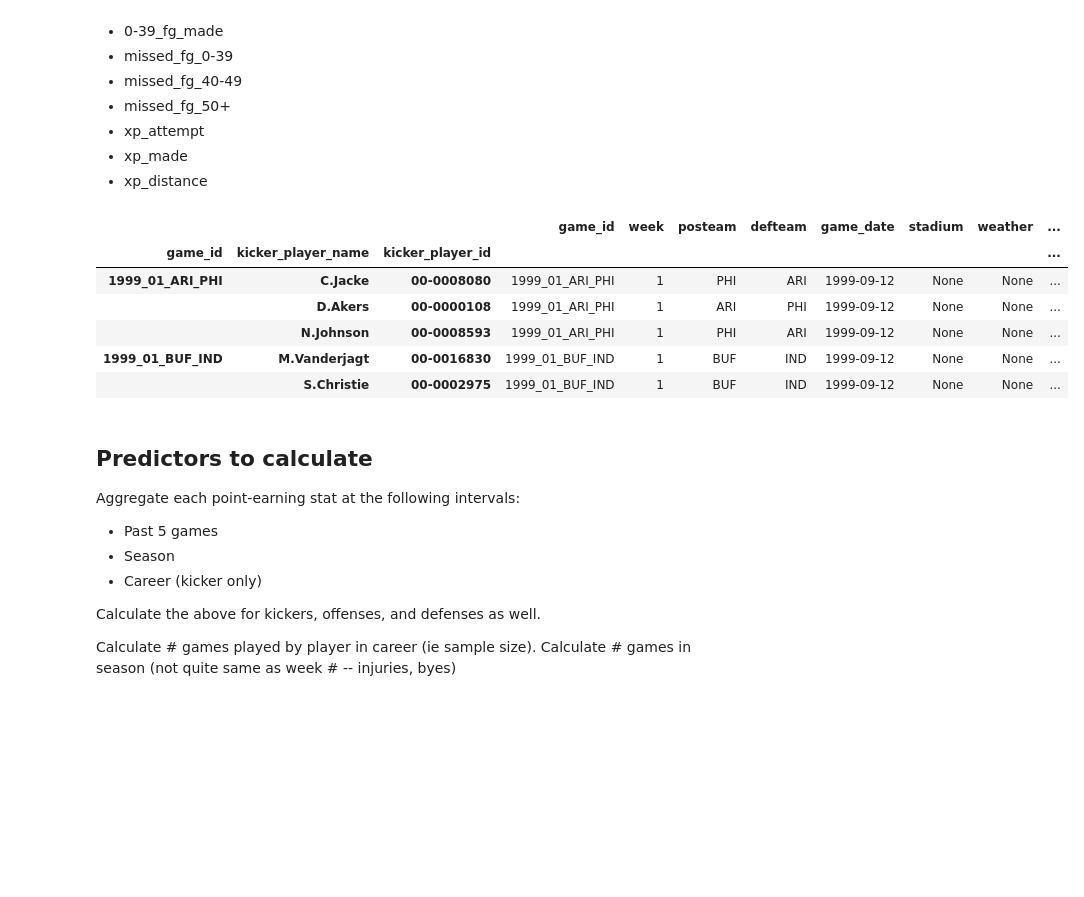
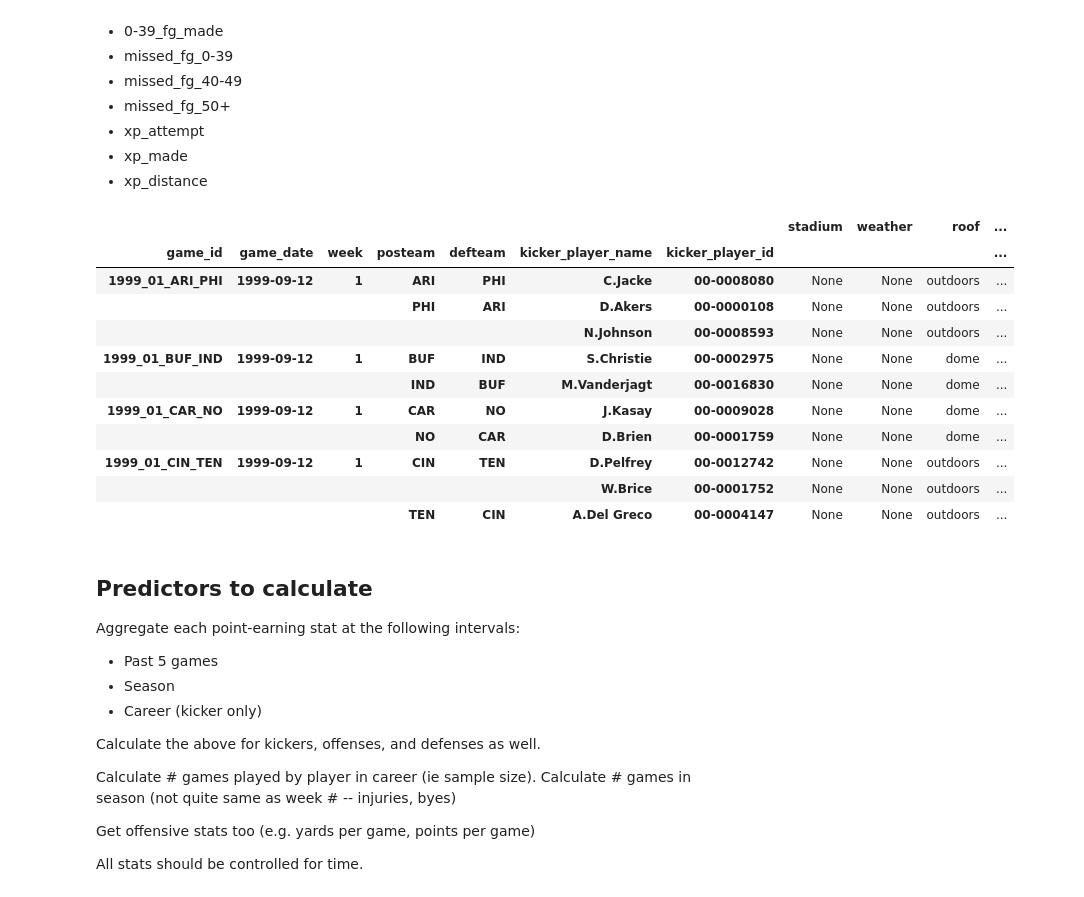
Before and after one commit to cse-6242-t134/nfl-fantasy-prediction-model, a Jupyter notebook: kicker_modeling_v2.ipynb, the cells around one changed output. Cells and saved outputs as stored; diff of their text form; code cells hidden in the pictures; blank space fills up the shorter version.

```diff
--- a/kicker_modeling_v2.ipynb
+++ b/kicker_modeling_v2.ipynb
@@ -40,3 +37,11 @@ df_kicker_pbp = df_pbp[df_pbp['kicker_player_name'].notnull()]
+# %%
+# Swap posteam and defteam for kickoff plays
+
+# Create mask for kickoff plays
+kickoff_mask = df_kicker_pbp['play_type'] == 'kickoff'
+
+# Swap values using mask and temporary column
+df_kicker_pbp.loc[kickoff_mask, ['posteam', 'defteam']] = df_kicker_pbp.loc[kickoff_mask, ['defteam', 'posteam']].values
 # %%
 df_kicker_pbp['game_date'] = pd.to_datetime(df_kicker_pbp['game_date'])
 # %% [output]
@@ -74,6 +81,10 @@ df_kicker_pbp["missed_fg_0-39"] = (df_kicker_pbp["field_goal_result"] == "missed
 df_kicker_pbp["missed_fg_40-49"] = (df_kicker_pbp["field_goal_result"] == "missed") & (df_kicker_pbp["kick_distance"] >= 40) & (df_kicker_pbp["kick_distance"] < 50)
 df_kicker_pbp["missed_fg_50+"] = (df_kicker_pbp["field_goal_result"] == "missed") & (df_kicker_pbp["kick_distance"] >= 50)
 
+df_kicker_pbp["total_fg_made"] = df_kicker_pbp["50+_fg_made"] + df_kicker_pbp["40-49_fg_made"] + df_kicker_pbp["0-39_fg_made"]
+df_kicker_pbp["total_fg_missed"] = df_kicker_pbp["missed_fg_0-39"] + df_kicker_pbp["missed_fg_40-49"] + df_kicker_pbp["missed_fg_50+"]
+
+
 # df_kicker_pbp["2pt_conv"] = df_kicker_pbp["play_type"] == "two_point_conversion"
 
 df_kicker_pbp["fantasy_points"] = df_kicker_pbp["50+_fg_made"] * 5 + df_kicker_pbp["40-49_fg_made"] * 4 + df_kicker_pbp["0-39_fg_made"] * 3 + df_kicker_pbp["xp_made"] * 1 + df_kicker_pbp["missed_fg_0-39"] * -2 + df_kicker_pbp["missed_fg_40-49"] * -1
@@ -135,15 +148,14 @@ Calculated:
 <!-- - xp_made_15yl
 - xp_made_2yl -->
 # %%
-df_kicker_game_level = df_kicker_pbp.groupby(['game_id', 'kicker_player_name', 'kicker_player_id']).agg({
+df_kicker_game_level = df_kicker_pbp.groupby(['game_id', 'game_date', 'week', 'posteam', 'defteam', 'kicker_player_name', 'kicker_player_id']).agg({
     # Game level
-    'game_id': 'first',
     'home_team': 'first',
     'away_team': 'first',
-    'week': 'first',
-    'posteam': 'first',
-    'defteam': 'first',
-    'game_date': 'first',
+    # 'week': 'first',
+    # 'posteam': 'first',
+    # 'defteam': 'first',
+    # 'game_date': 'first',
     'stadium': 'first',
     'weather': 'first',
     'roof': 'first',
@@ -152,6 +164,8 @@ df_kicker_game_level = df_kicker_pbp.groupby(['game_id', 'kicker_player_name', '
     'wind': 'first',
     # Play level
     'fantasy_points': 'sum',
+    'total_fg_made': 'sum',
+    'total_fg_missed': 'sum',
     '50+_fg_made': 'sum',
     '40-49_fg_made': 'sum',
     '0-39_fg_made': 'sum',
@@ -167,18 +181,23 @@ df_kicker_game_level = df_kicker_pbp.groupby(['game_id', 'kicker_player_name', '
     'xp_made_33y': 'sum',
 })
 # %%
-df_kicker_game_level["home"] = df_kicker_game_level["home_team"] == df_kicker_game_level["posteam"]
+df_kicker_game_level["home"] = df_kicker_game_level["home_team"] == df_kicker_game_level.index.get_level_values("posteam")
 df_kicker_game_level.drop(columns=['home_team', 'away_team'], inplace=True)
 # %%
-df_kicker_game_level.head()
+df_kicker_game_level.head(10)
 # %% [output]
-|  |  |  | game_id | week | posteam | defteam | game_date | stadium | weather | ... |
-| game_id | kicker_player_name | kicker_player_id |  |  |  |  |  |  |  | ... |
-| 1999_01_ARI_PHI | C.Jacke | 00-0008080 | 1999_01_ARI_PHI | 1 | PHI | ARI | 1999-09-12 | None | None | ... |
-|  | D.Akers | 00-0000108 | 1999_01_ARI_PHI | 1 | ARI | PHI | 1999-09-12 | None | None | ... |
-|  | N.Johnson | 00-0008593 | 1999_01_ARI_PHI | 1 | PHI | ARI | 1999-09-12 | None | None | ... |
-| 1999_01_BUF_IND | M.Vanderjagt | 00-0016830 | 1999_01_BUF_IND | 1 | BUF | IND | 1999-09-12 | None | None | ... |
-|  | S.Christie | 00-0002975 | 1999_01_BUF_IND | 1 | BUF | IND | 1999-09-12 | None | None | ... |
+|  |  |  |  |  |  |  | stadium | weather | roof | ... |
+| game_id | game_date | week | posteam | defteam | kicker_player_name | kicker_player_id |  |  |  | ... |
+| 1999_01_ARI_PHI | 1999-09-12 | 1 | ARI | PHI | C.Jacke | 00-0008080 | None | None | outdoors | ... |
+|  |  |  | PHI | ARI | D.Akers | 00-0000108 | None | None | outdoors | ... |
+|  |  |  |  |  | N.Johnson | 00-0008593 | None | None | outdoors | ... |
+| 1999_01_BUF_IND | 1999-09-12 | 1 | BUF | IND | S.Christie | 00-0002975 | None | None | dome | ... |
+|  |  |  | IND | BUF | M.Vanderjagt | 00-0016830 | None | None | dome | ... |
+| 1999_01_CAR_NO | 1999-09-12 | 1 | CAR | NO | J.Kasay | 00-0009028 | None | None | dome | ... |
+|  |  |  | NO | CAR | D.Brien | 00-0001759 | None | None | dome | ... |
+| 1999_01_CIN_TEN | 1999-09-12 | 1 | CIN | TEN | D.Pelfrey | 00-0012742 | None | None | outdoors | ... |
+|  |  |  |  |  | W.Brice | 00-0001752 | None | None | outdoors | ... |
+|  |  |  | TEN | CIN | A.Del Greco | 00-0004147 | None | None | outdoors | ... |
 # %% [markdown]
 ## Predictors to calculate
 Aggregate each point-earning stat at the following intervals:
@@ -190,3 +209,7 @@ Calculate the above for kickers, offenses, and defenses as well.
 
 Calculate # games played by player in career (ie sample size).
 Calculate # games in season (not quite same as week # -- injuries, byes)
+
+Get offensive stats too (e.g. yards per game, points per game)
+
+All stats should be controlled for time.
```
Also changed, not shown: parts of 14 cells of this notebook.
